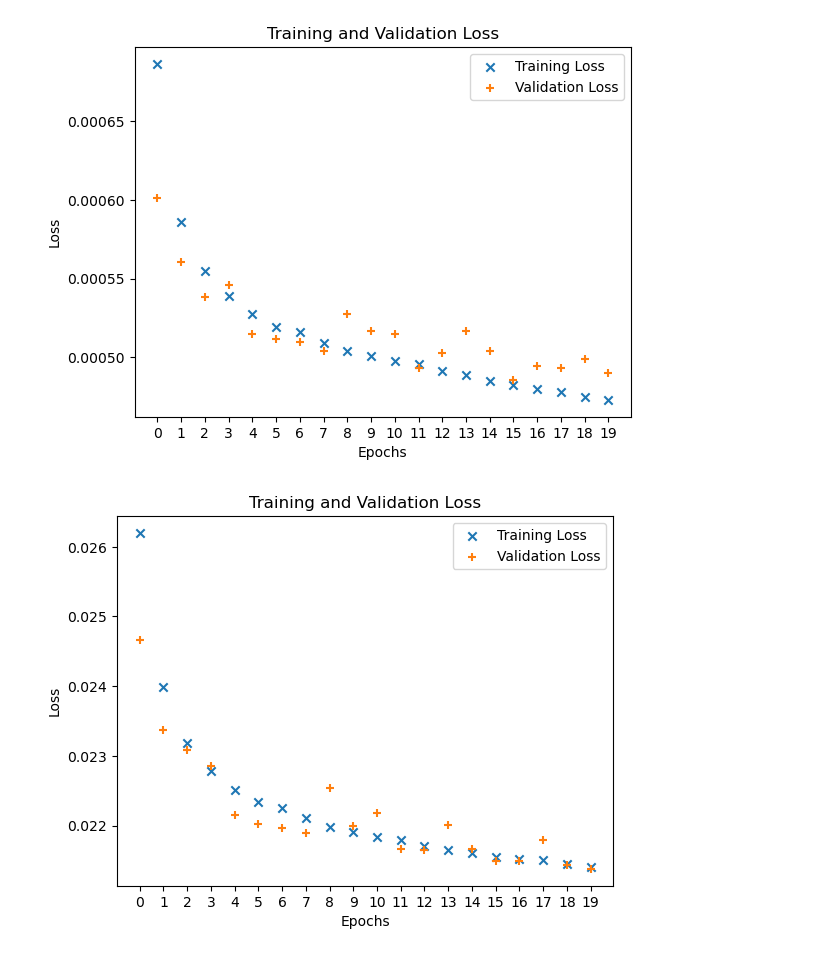
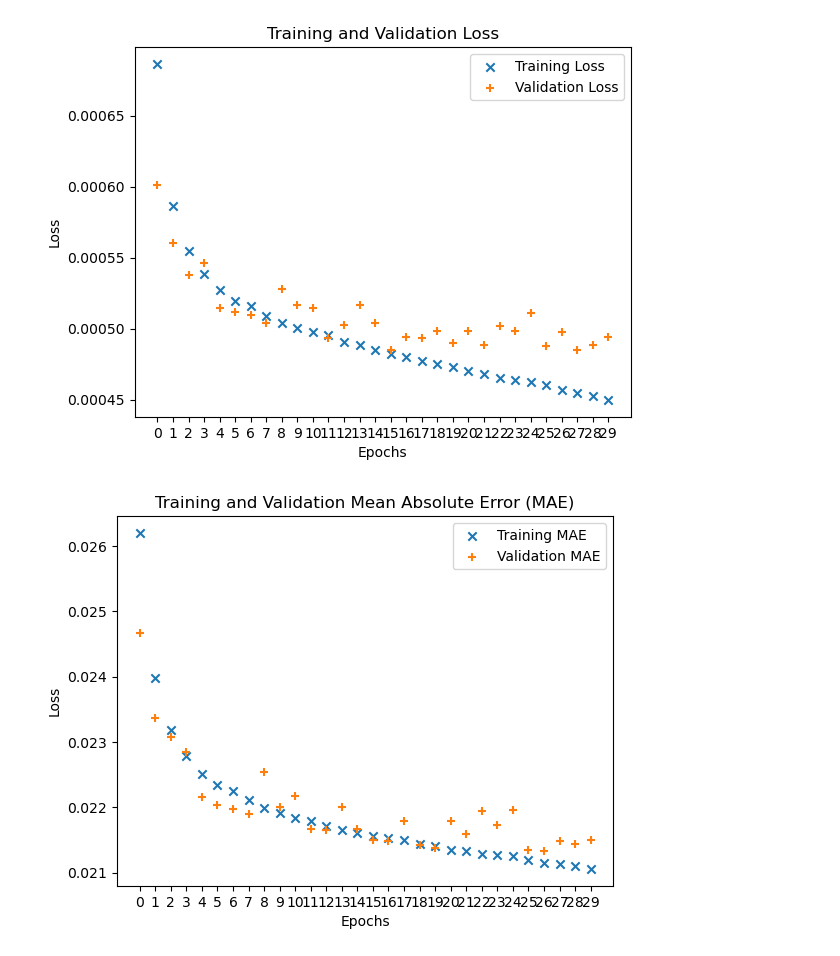
Before and after one commit to kiraleos/dissertation, a Jupyter notebook: code/thesis_cnn_test_data.ipynb, the cells around one changed output. Cells and saved outputs as stored; diff of their text form; code cells hidden in the pictures.

```diff
--- a/code/thesis_cnn_test_data.ipynb
+++ b/code/thesis_cnn_test_data.ipynb
@@ -79,6 +60,6 @@ _________________________________________________________________
 # %%
 batch_size = 16 # 16
-epochs = 20 # 30
+epochs = 30 # 30
 validation_split = 0.3 # 0.3
 history = model.fit(spectra_train, redshift_train, epochs=epochs, batch_size=batch_size, validation_split=validation_split)
 history_df = pd.DataFrame(history.history)
@@ -91,33 +88,33 @@ NameError: name 'tf' is not defined
 # %%
 EPOCH_SKIP_PCT = 0
 # if history.csv exists, load it
-if os.path.isfile('./history.csv'):
-    history_df = pd.read_csv('./history.csv')
+# if os.path.isfile('./history.csv'):
+    # history_df = pd.read_csv('./history.csv')
 
 plt.scatter(history_df.index, history_df['loss'], label='Training Loss', marker='x')
 plt.scatter(history_df.index, history_df['val_loss'], label='Validation Loss', marker='+')
 plt.xlabel('Epochs')
 plt.xticks(np.arange(0, epochs, 1))
 plt.ylabel('Loss')
 plt.legend()
 plt.title('Training and Validation Loss')
 
 if SAVE_FIGURES: plt.savefig('./graphs/training_loss.png')
 
 plt.figure()
 plt.scatter(history_df.index, history_df['mean_absolute_error'], label='Training MAE', marker='x')
 plt.scatter(history_df.index, history_df['val_mean_absolute_error'], label='Validation MAE', marker='+')
 plt.xlabel('Epochs')
 plt.xticks(np.arange(0, epochs, 1))
 plt.ylabel('Loss')
 plt.legend()
 plt.title('Training and Validation Mean Absolute Error (MAE)')
 if SAVE_FIGURES: plt.savefig('./graphs/training_mae.png')
 
 plt.show()
 # %% [output]
-[figure, old version]
+[figure, new version]
-[figure, old version]
+[figure, new version]
 # %%
 # spectra_to_predict = spectra_val
 # redshifts_true = redshift_val
```
Also changed, not shown: parts of 7 cells of this notebook, 3 other files.
